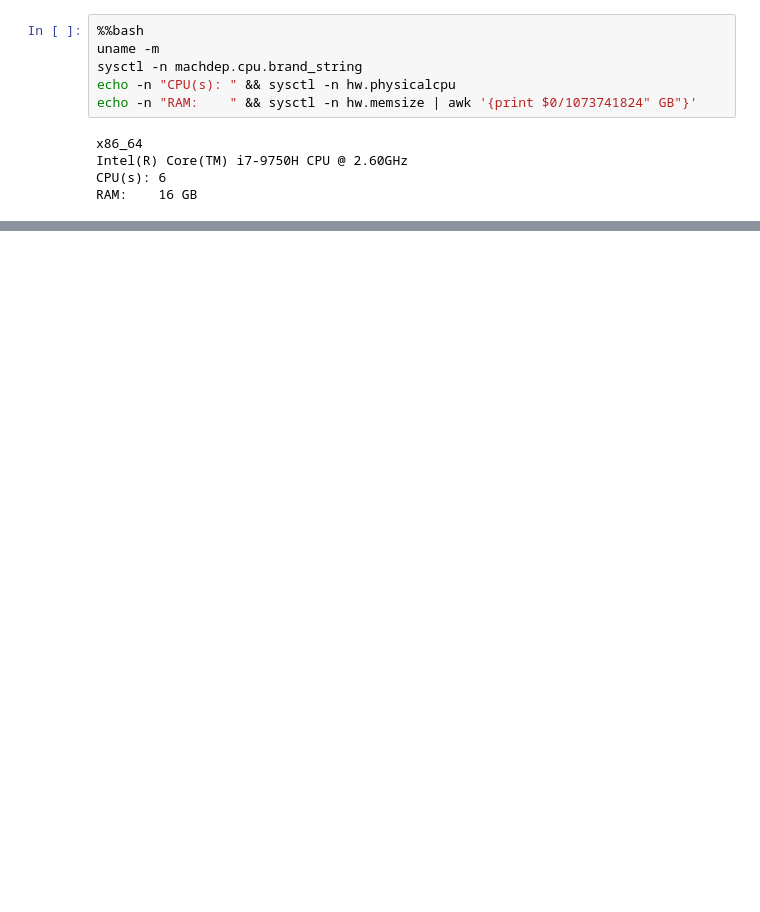
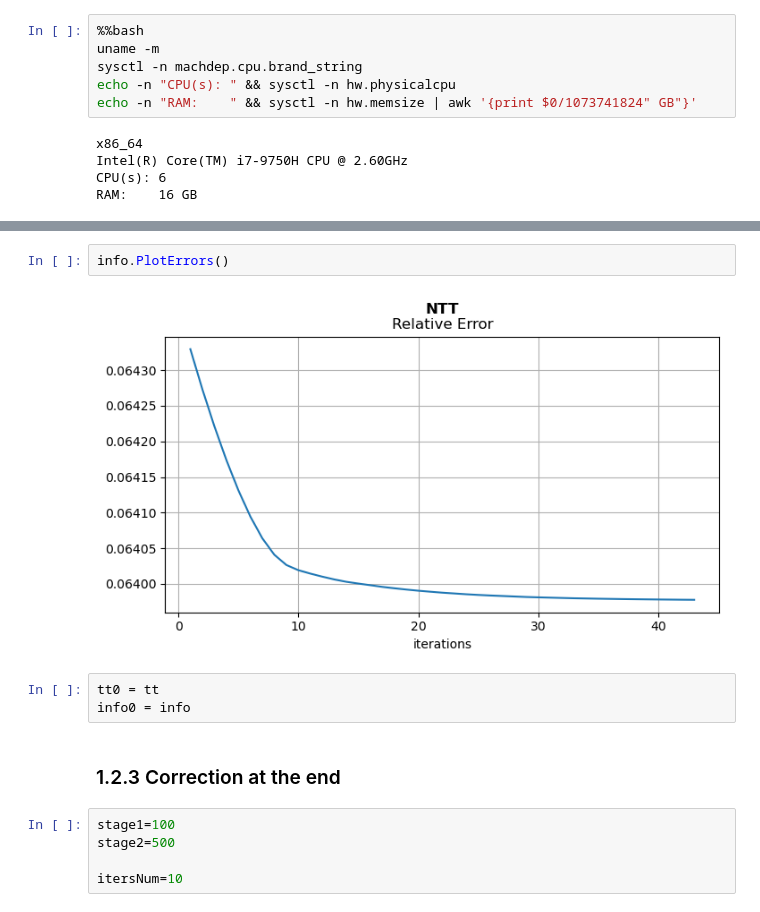
Before and after one commit to azamat11235/fast_approx, a Jupyter notebook: experiments.ipynb, the cells around one changed output, grey strips where cells are left out. Saved outputs shown, nothing was run; the diff lists cells and outputs as text; blank space fills up the shorter version.

```diff
--- a/experiments.ipynb
+++ b/experiments.ipynb
@@ -183,0 +188,14 @@ print(time() - t0, 's.')
+# %%
+info.PlotErrors()
+# %% [output]
+[figure, added]
+# %%
+tt0 = tt
+info0 = info
+# %% [markdown]
+### 1.2.3 Correction at the end
+# %%
+stage1=100
+stage2=500
+
+itersNum=10
```
Also changed, not shown: parts of 33 cells of this notebook, 4 other files.
